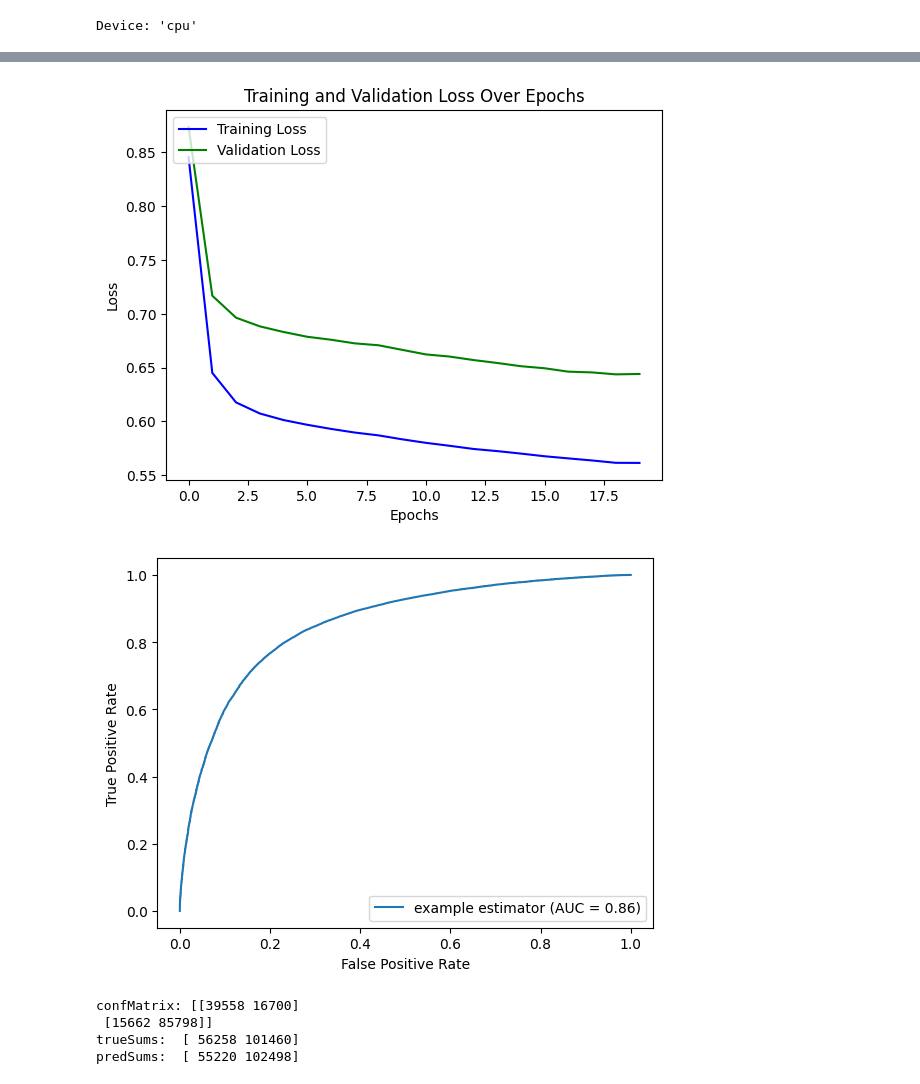
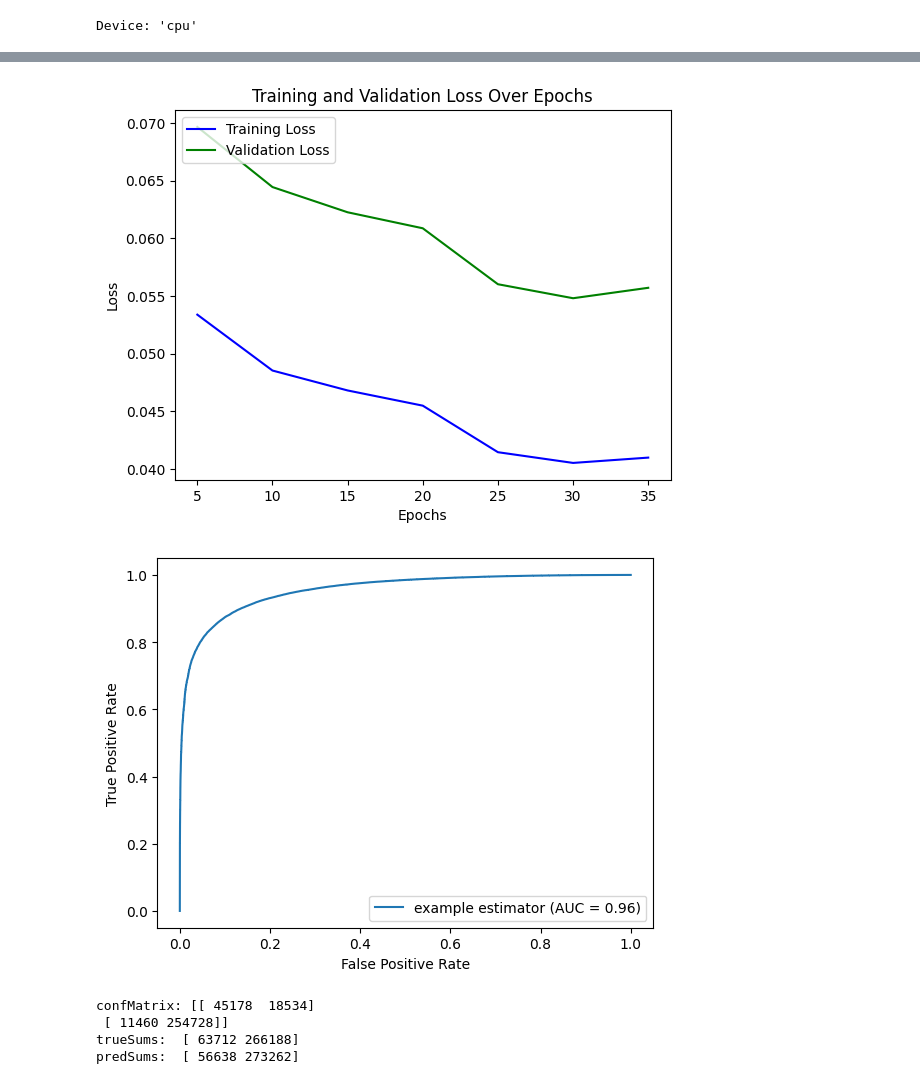
Before and after one commit to imawby/Hierarchy_GNN, a Jupyter notebook: LinkPrediction.ipynb, the cells around one changed output, grey strips where cells are left out. Drawn from its saved outputs; the diff is of its cells as text; code cells hidden in the pictures.

```diff
--- a/LinkPrediction.ipynb
+++ b/LinkPrediction.ipynb
@@ -171,6 +186,14 @@ test_dataloader = DataLoader(test_dataset, batch_size=BATCH_SIZE, shuffle=True)
     #print(f'Number of graphs in the current batch: {data.num_graphs}')
     #print(data)
     #print()
+# %%
+data_pos, data_neg, data_FC = train_dataset[0]
+
+# Work out primaries/others - I've hidden this in the graph truth (edge_attr) info
+primary_pos_edge_mask = data_pos.edge_attr.reshape(-1)
+primary_neg_edge_mask = data_neg.edge_attr.reshape(-1)
+other_pos_edge_mask = torch.logical_not(primary_pos_edge_mask)
+other_neg_edge_mask = torch.logical_not(primary_neg_edge_mask)
 # %%
 ###########################################
 # Calculate pos/neg training edge weight
@@ -204,14 +320,20 @@ pos_edge_weight: 1.0
 N_NODE_FEATURES = data_set_FC[0].num_features
 HIDDEN_CHANNELS = 16
 NUM_LAYERS = 2
-USE_GRAPHSAGE = True
+#USE_GRAPHSAGE = True
 
-if (USE_GRAPHSAGE) :
-    gnn_model = GraphSAGE(N_NODE_FEATURES, hidden_channels=HIDDEN_CHANNELS, num_layers=NUM_LAYERS)
-else :
-    gnn_model = Models.GNN(N_NODE_FEATURES, HIDDEN_CHANNELS)
+#if (USE_GRAPHSAGE) :
+    #gnn_model = GraphSAGE(N_NODE_FEATURES, hidden_channels=HIDDEN_CHANNELS, num_layers=NUM_LAYERS)
+#else :
+    #gnn_model = Models.GNN(N_NODE_FEATURES, HIDDEN_CHANNELS)
 
-classifier_model = Models.Classifier()
+
+
+# num_layers=4, emb_dim=64, in_dim=11, edge_dim=4, out_dim=1):
+gnn_model = MPNN.MPNNModel(num_layers=4, emb_dim=16, input_dim=N_NODE_FEATURES, edge_dim=1)
+
+edge_classifier_model = Models.EdgeClassifier()
+node_classifier_model = Models.NodeClassifier(HIDDEN_CHANNELS, NUM_NODE_CLASSES)
 # %%
 #######################################
 # Move model to device
@@ -219,7 +341,8 @@ classifier_model = Models.Classifier()
 device = torch.device('cuda' if torch.cuda.is_available() else 'cpu')
 print(f"Device: '{device}'")
 gnn_model = gnn_model.to(device)
-classifier_model = classifier_model.to(device)
+edge_classifier_model = edge_classifier_model.to(device)
+node_classifier_model = node_classifier_model.to(device)
 # %% [output]
 Device: 'cpu'
 # %%
@@ -631,16 +971,22 @@ def plot_edge_rate(epochs, correct_edge_train, incorrect_edge_train, correct_edg
     ax.set_ylim((0,1))
     plt.show()
 # %%
-plot_loss(range(0, N_EPOCH), training_loss, test_loss)
-plot_roc_curve(torch.tensor(pos_scores_test), torch.tensor(neg_scores_test))
-plot_confusion_matrix(torch.tensor(pos_scores_test), torch.tensor(neg_scores_test), optimal_threshold_test)
+plot_loss(range(SAMPLE_INTERVAL, N_EPOCH, SAMPLE_INTERVAL), training_loss, test_loss)
+plot_roc_curve(torch.tensor(primary_pos_scores_test), torch.tensor(primary_neg_scores_test))
+#plot_roc_curve(torch.tensor(other_pos_scores_test), torch.tensor(other_neg_scores_test))
 
-plot_edge_rate(range(0, N_EPOCH), training_positive_as_positive_rate, training_positive_as_negative_rate, test_positive_as_positive_rate, test_positive_as_negative_rate, True)
-plot_edge_rate(range(0, N_EPOCH), training_negative_as_negative_rate, training_negative_as_positive_rate, test_negative_as_negative_rate, test_negative_as_positive_rate, False)
+plot_confusion_matrix(torch.tensor(primary_pos_scores_test), torch.tensor(primary_neg_scores_test), primary_optimal_threshold_test)
+#plot_confusion_matrix(torch.tensor(other_pos_scores_test), torch.tensor(other_neg_scores_test), other_optimal_threshold_test)
+
+plot_edge_rate(range(SAMPLE_INTERVAL, N_EPOCH, SAMPLE_INTERVAL), primary_training_positive_as_positive_rate, primary_training_positive_as_negative_rate, primary_test_positive_as_positive_rate, primary_test_positive_as_negative_rate, True)
+plot_edge_rate(range(SAMPLE_INTERVAL, N_EPOCH, SAMPLE_INTERVAL), primary_training_negative_as_negative_rate, primary_training_negative_as_positive_rate, primary_test_negative_as_negative_rate, primary_test_negative_as_positive_rate, False)
+
+#plot_edge_rate(range(SAMPLE_INTERVAL, N_EPOCH, SAMPLE_INTERVAL), other_training_positive_as_positive_rate, other_training_positive_as_negative_rate, other_test_positive_as_positive_rate, other_test_positive_as_negative_rate, True)
+#plot_edge_rate(range(SAMPLE_INTERVAL, N_EPOCH, SAMPLE_INTERVAL), other_training_negative_as_negative_rate, other_training_negative_as_positive_rate, other_test_negative_as_negative_rate, other_test_negative_as_positive_rate, False)
 # %% [output]
-[figure, old version]
+[figure, new version]
-[figure, old version]
+[figure, new version]
-confMatrix: [[39558 16700]
- [15662 85798]]
-trueSums:  [ 56258 101460]
-predSums:  [ 55220 102498]
+confMatrix: [[ 45178  18534]
+ [ 11460 254728]]
+trueSums:  [ 63712 266188]
+predSums:  [ 56638 273262]
```
Also changed, not shown: parts of 13 cells of this notebook, 5 other files.
